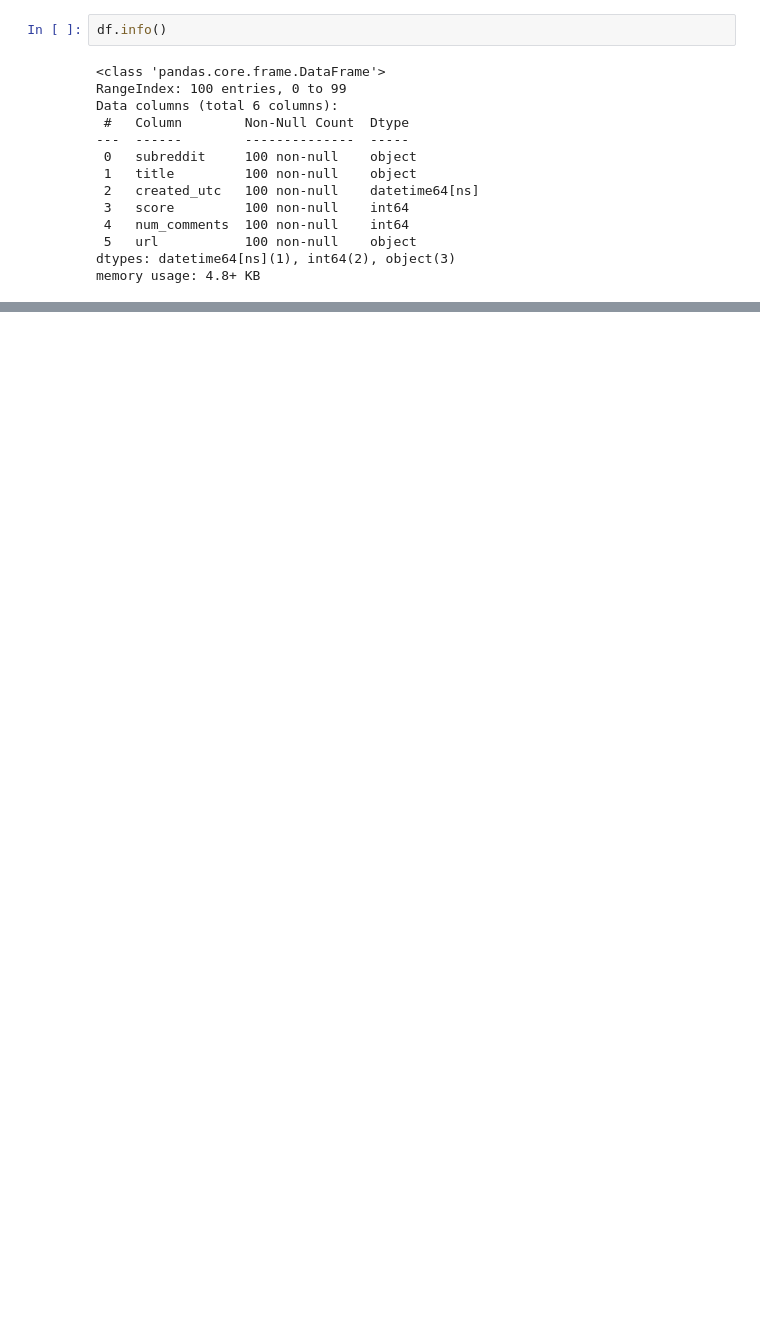
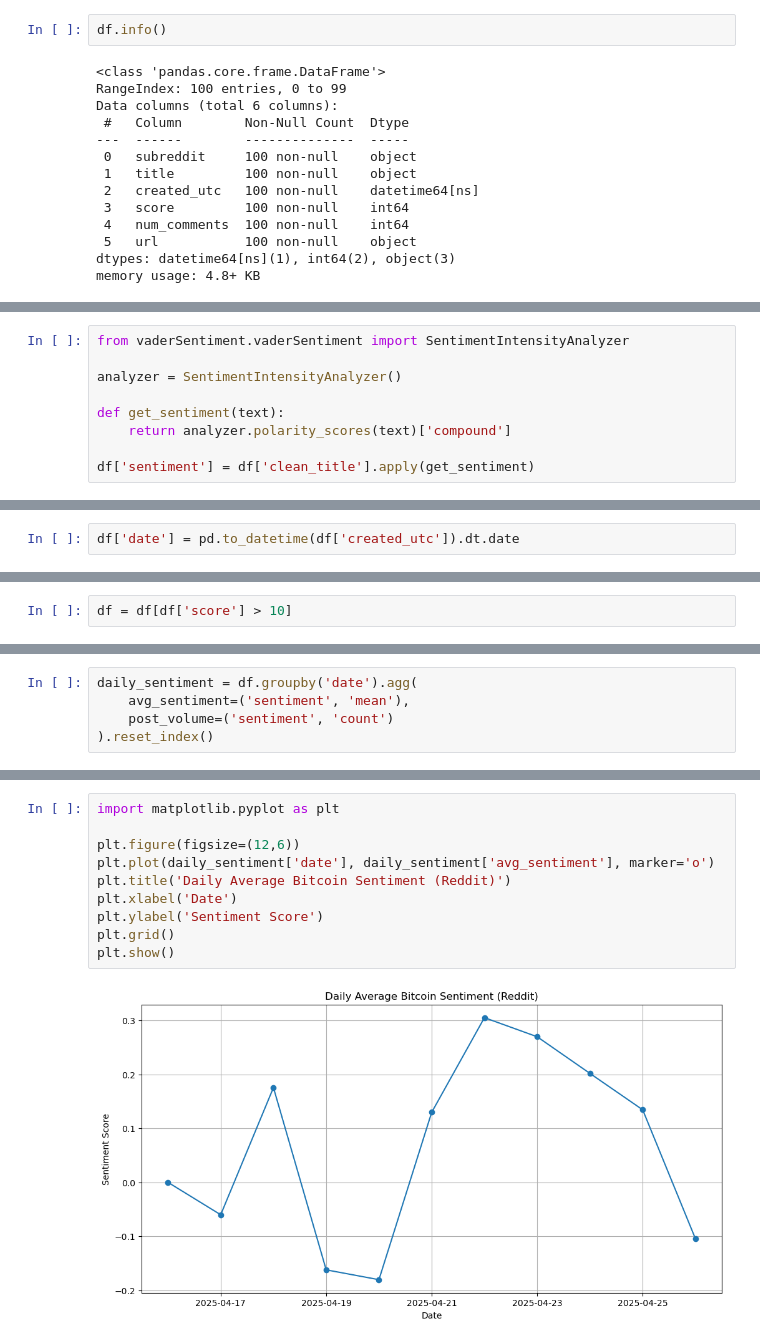
Before and after one commit to SilverFips/redditApp, a Jupyter notebook: notebooks/dataCollection.ipynb, the cells around one changed output, grey strips where cells are left out. Saved outputs shown, nothing was run; the diff lists cells and outputs as text; blank space fills up the shorter version.

```diff
--- a/notebooks/dataCollection.ipynb
+++ b/notebooks/dataCollection.ipynb
@@ -103,0 +132,9 @@ df.sort_values(by='score', ascending=False).head(10)
+# %%
+from vaderSentiment.vaderSentiment import SentimentIntensityAnalyzer
+
+analyzer = SentimentIntensityAnalyzer()
+
+def get_sentiment(text):
+    return analyzer.polarity_scores(text)['compound']
+
+df['sentiment'] = df['clean_title'].apply(get_sentiment)
@@ -103,0 +157,2 @@ df.sort_values(by='score', ascending=False).head(10)
+# %%
+df['date'] = pd.to_datetime(df['created_utc']).dt.date
@@ -103,0 +177,2 @@ df.sort_values(by='score', ascending=False).head(10)
+# %%
+df = df[df['score'] > 10]
@@ -103,0 +181,5 @@ df.sort_values(by='score', ascending=False).head(10)
+# %%
+daily_sentiment = df.groupby('date').agg(
+    avg_sentiment=('sentiment', 'mean'),
+    post_volume=('sentiment', 'count')
+).reset_index()
@@ -103,0 +201,12 @@ df.sort_values(by='score', ascending=False).head(10)
+# %%
+import matplotlib.pyplot as plt
+
+plt.figure(figsize=(12,6))
+plt.plot(daily_sentiment['date'], daily_sentiment['avg_sentiment'], marker='o')
+plt.title('Daily Average Bitcoin Sentiment (Reddit)')
+plt.xlabel('Date')
+plt.ylabel('Sentiment Score')
+plt.grid()
+plt.show()
+# %% [output]
+[figure, added]
```
Also changed, not shown: parts of 14 cells of this notebook.
